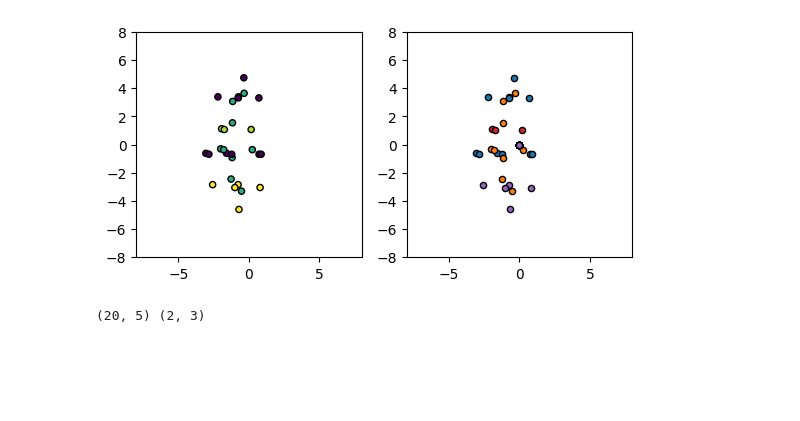
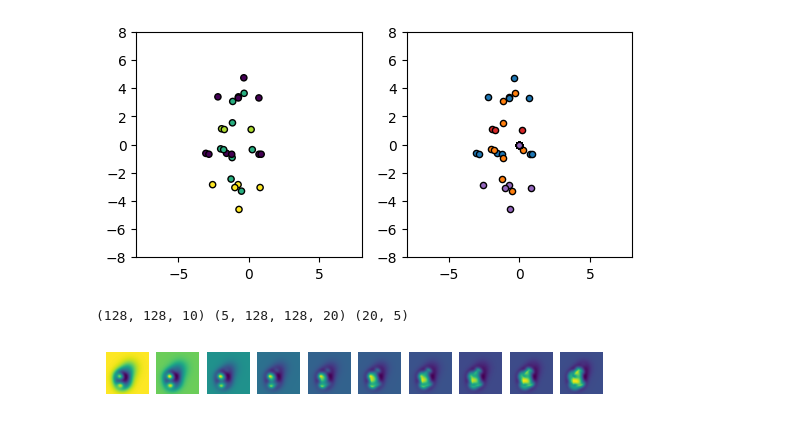
Before and after one commit to LauriKurki/molecule-net, a Jupyter notebook: notebooks/test_data_creation.ipynb, the cells around one changed output. Drawn from its saved outputs; the diff is of its cells as text; code cells hidden in the pictures; blank space fills up the shorter version.

```diff
--- a/notebooks/test_data_creation.ipynb
+++ b/notebooks/test_data_creation.ipynb
@@ -116,12 +116,34 @@ ax.set_aspect('equal')
 (54, 5)
 (5, 54, 3)
 [figure]
-# %%
-with h5py.File('/l/data/small_fragments/afm.h5') as f:
-    x = f['train']['xyz'][0]
-    sw = f['train']['sw'][0, 0]
-    xyz = x[x[:, -1] != 0]
-
-print(xyz.shape, sw.shape)
-# %% [output]
-(20, 5) (2, 3)
+# %%
+def generator():
+    for i in range(1000):
+        x, y, xyz = get_image_and_atom_map_np(
+            '/l/data/small_fragments/afm.h5',
+            i,
+            jnp.array([1, 6, 7, 8, 9]),
+            "train",
+            2.0,
+            0.125,
+            0.2
+        )
+        if x is None:
+            continue
+
+        yield x, y, xyz
+
+gen = generator()
+# %%
+x, y, xyz = next(gen)
+print(x.shape, y.shape, xyz.shape)
+# %% [output]
+(128, 128, 10) (5, 128, 128, 20) (20, 5)
+# %%
+# Plot input image
+for i in range(x.shape[-1]):
+    ax = plt.subplot(1, 10, i + 1)
+    ax.imshow(x[..., i], origin='lower')
+    ax.axis('off')
+# %% [output]
+[figure, added]
```
Also changed, not shown: parts of 3 cells of this notebook, 1 other file.
